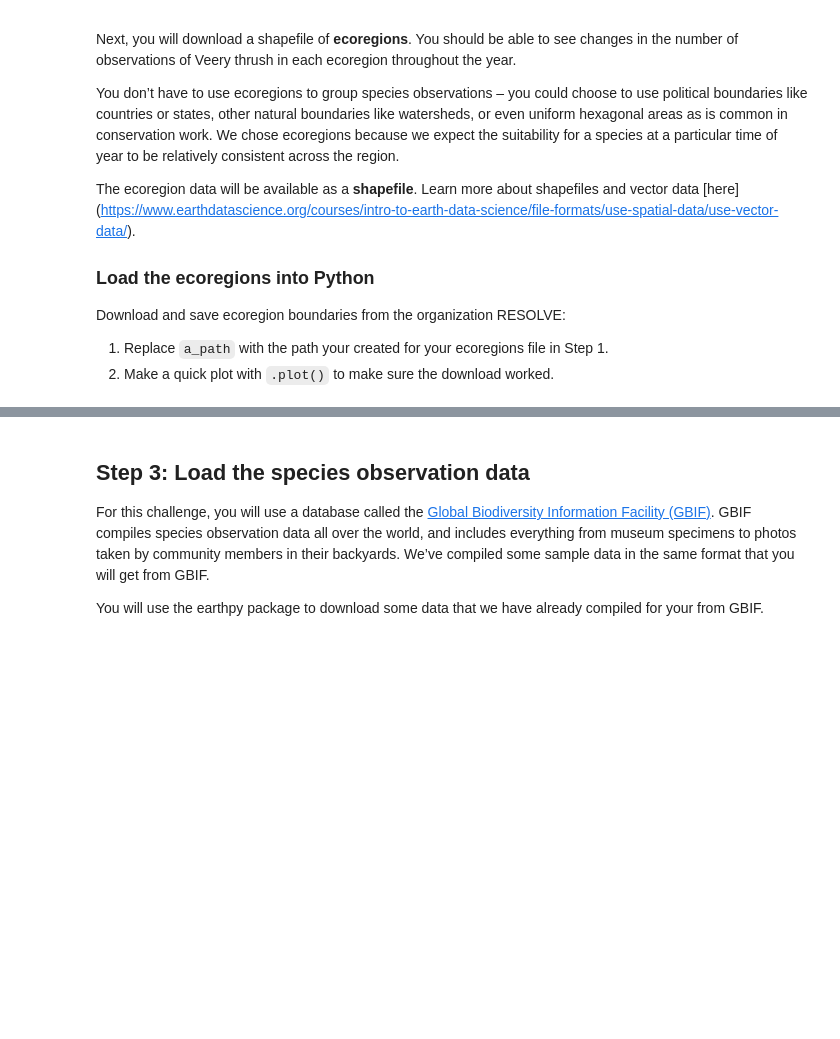
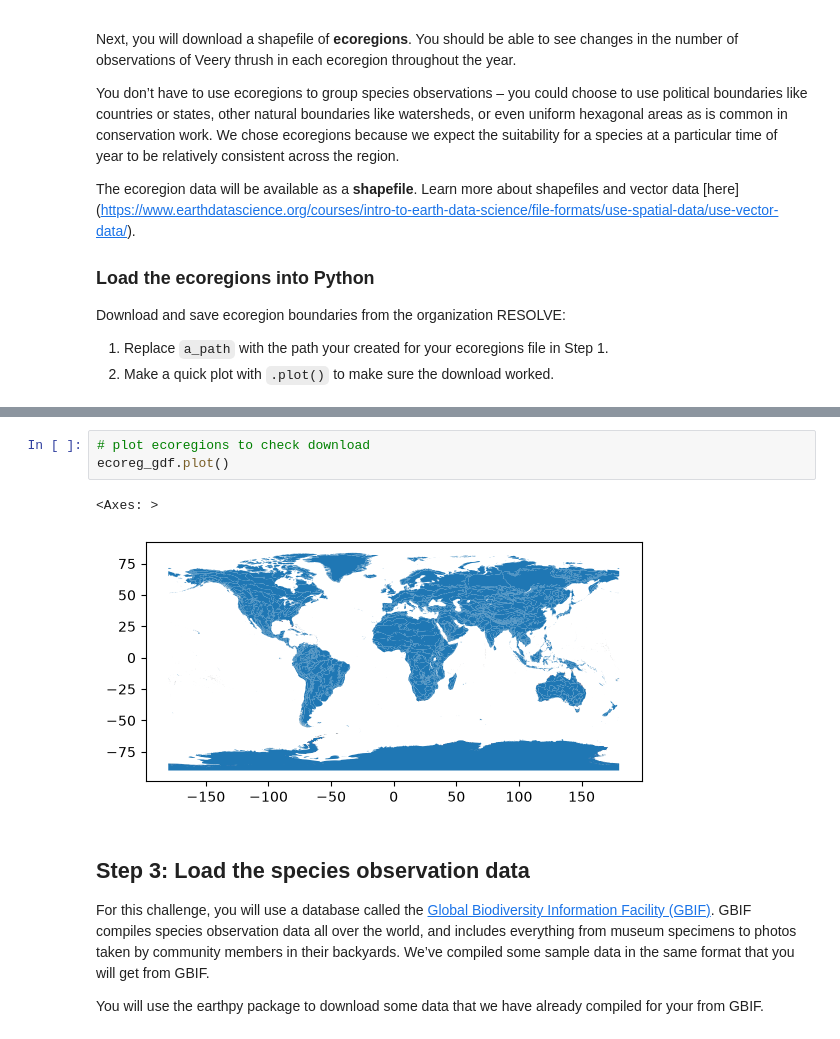
Before and after one commit to AdeliaHoneywood/02-migration-fall-template, a Jupyter notebook: notebooks/02-migration-wrangle.ipynb, the cells around one changed output, grey strips where cells are left out. Saved outputs shown, nothing was run; the diff lists cells and outputs as text; blank space fills up the shorter version.

```diff
--- a/notebooks/02-migration-wrangle.ipynb
+++ b/notebooks/02-migration-wrangle.ipynb
@@ -119,3 +133,9 @@ ecoreg_gdf = gpd.read_file(ecoreg_path)
+# %%
+# plot ecoregions to check download
+ecoreg_gdf.plot()
+# %% [output]
+<Axes: >
+[figure, added]
 # %% [markdown]
 ## Step 3: Load the species observation data
 
```
Also changed, not shown: parts of 6 cells of this notebook.
